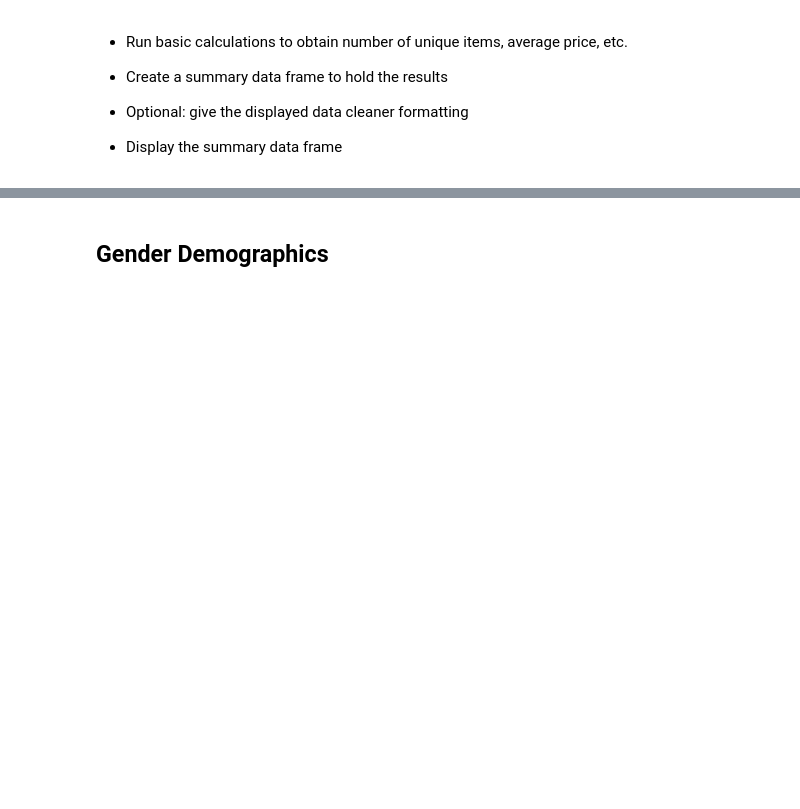
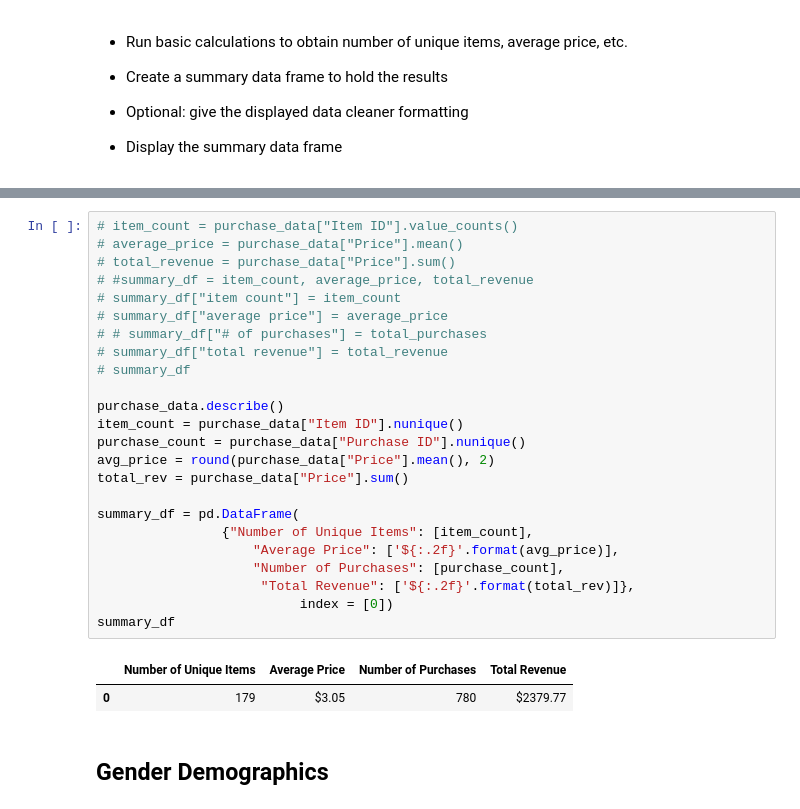
Before and after one commit to schoo424/pandas-challenge, a Jupyter notebook: HeroesOfPymoli/HeroesOfPymoli_starter.ipynb, the cells around one changed output, grey strips where cells are left out. Saved outputs shown, nothing was run; the diff lists cells and outputs as text; blank space fills up the shorter version.

```diff
--- a/HeroesOfPymoli/HeroesOfPymoli_starter.ipynb
+++ b/HeroesOfPymoli/HeroesOfPymoli_starter.ipynb
@@ -58,3 +43,30 @@ Name: SN, Length: 576, dtype: int64
+# %%
+# item_count = purchase_data["Item ID"].value_counts()
+# average_price = purchase_data["Price"].mean()
+# total_revenue = purchase_data["Price"].sum()
+# #summary_df = item_count, average_price, total_revenue
+# summary_df["item count"] = item_count
+# summary_df["average price"] = average_price
+# # summary_df["# of purchases"] = total_purchases
+# summary_df["total revenue"] = total_revenue
+# summary_df
+
+purchase_data.describe()
+item_count = purchase_data["Item ID"].nunique()
+purchase_count = purchase_data["Purchase ID"].nunique()
+avg_price = round(purchase_data["Price"].mean(), 2)
+total_rev = purchase_data["Price"].sum()
+
+summary_df = pd.DataFrame(
+                {"Number of Unique Items": [item_count],
+                    "Average Price": ['${:.2f}'.format(avg_price)],
+                    "Number of Purchases": [purchase_count],
+                     "Total Revenue": ['${:.2f}'.format(total_rev)]},
+                          index = [0])
+summary_df
+# %% [output]
+|  | Number of Unique Items | Average Price | Number of Purchases | Total Revenue |
+| 0 | 179 | $3.05 | 780 | $2379.77 |
 # %% [markdown]
 ## Gender Demographics
 # %% [markdown]
```
Also changed, not shown: parts of 6 cells of this notebook.
